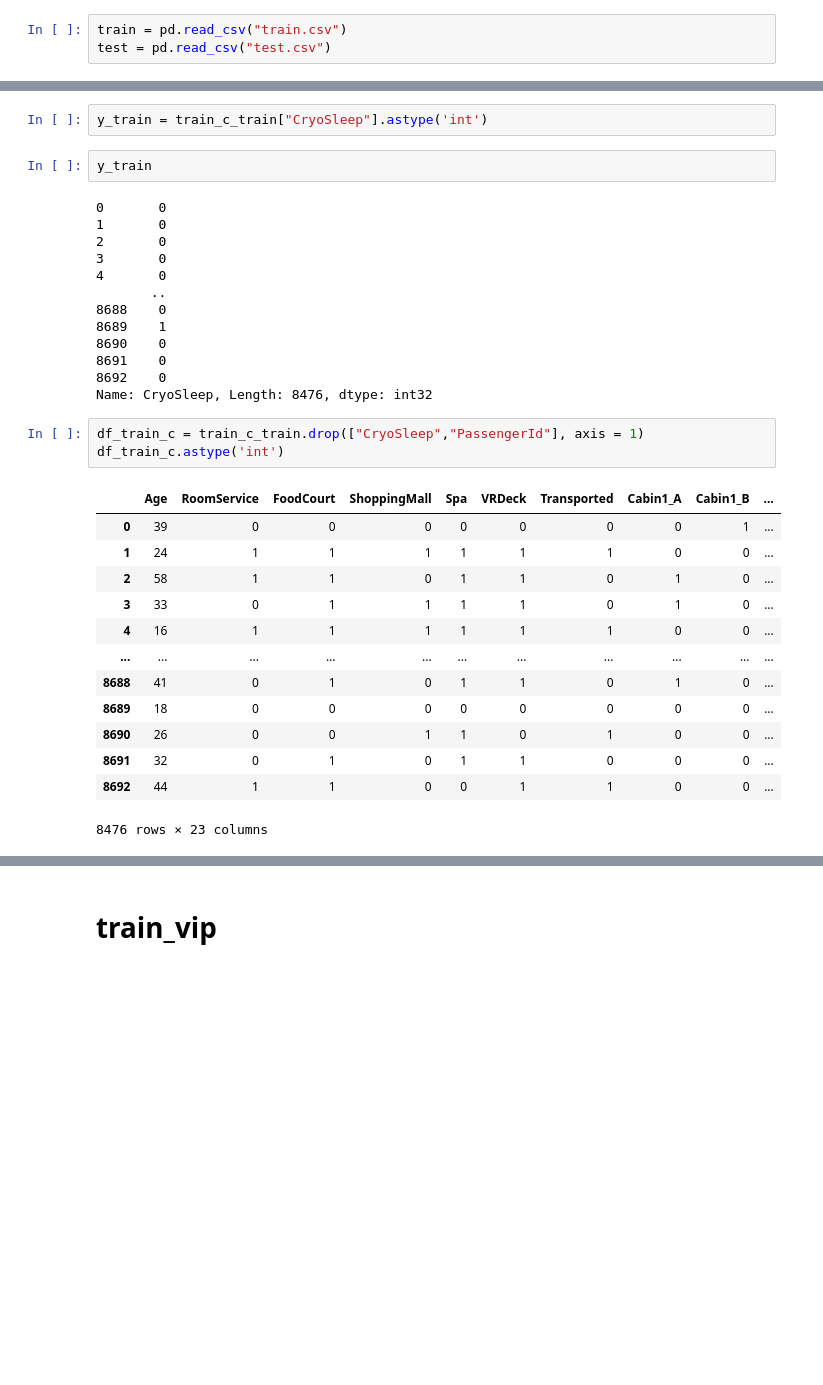
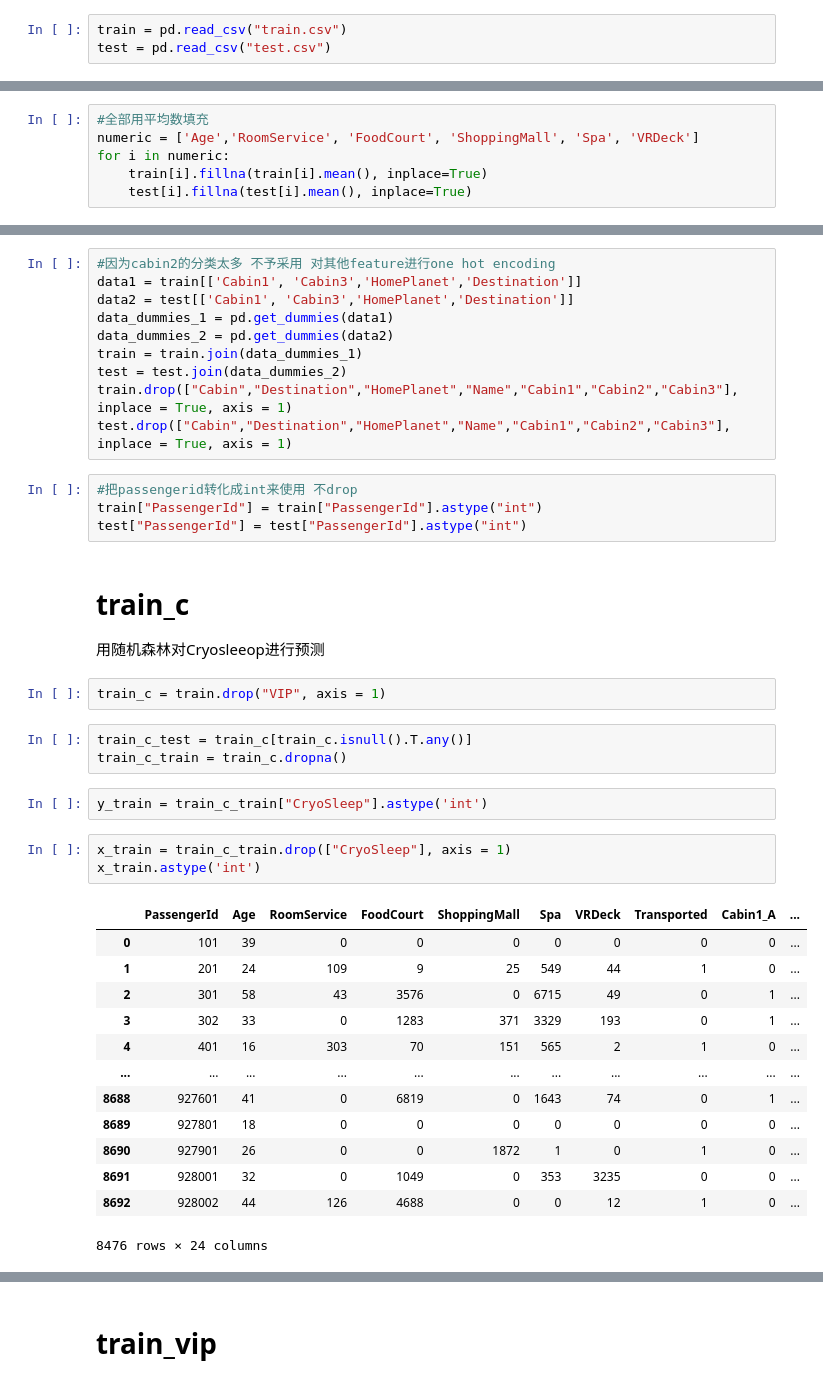
Before and after one commit to thefoolgy/kaggle, a Jupyter notebook: spaceship_titanic.ipynb, the cells around one changed output, grey strips where cells are left out. Saved outputs shown, nothing was run; the diff lists cells and outputs as text; blank space fills up the shorter version.

```diff
--- a/spaceship_titanic.ipynb
+++ b/spaceship_titanic.ipynb
@@ -430,0 +9,6 @@ memory usage: 18.9+ KB
+# %%
+#全部用平均数填充
+numeric = ['Age','RoomService', 'FoodCourt', 'ShoppingMall', 'Spa', 'VRDeck']
+for i in numeric:
+    train[i].fillna(train[i].mean(), inplace=True)
+    test[i].fillna(test[i].mean(), inplace=True)
@@ -431,34 +41,41 @@ memory usage: 18.9+ KB
+# %%
+#因为cabin2的分类太多 不予采用 对其他feature进行one hot encoding
+data1 = train[['Cabin1', 'Cabin3','HomePlanet','Destination']]
+data2 = test[['Cabin1', 'Cabin3','HomePlanet','Destination']]
+data_dummies_1 = pd.get_dummies(data1)
+data_dummies_2 = pd.get_dummies(data2)
+train = train.join(data_dummies_1)
+test = test.join(data_dummies_2)
+train.drop(["Cabin","Destination","HomePlanet","Name","Cabin1","Cabin2","Cabin3"], inplace = True, axis = 1)
+test.drop(["Cabin","Destination","HomePlanet","Name","Cabin1","Cabin2","Cabin3"], inplace = True, axis = 1)
+# %%
+#把passengerid转化成int来使用 不drop
+train["PassengerId"] = train["PassengerId"].astype("int")
+test["PassengerId"] = test["PassengerId"].astype("int")
+# %% [markdown]
+# train_c
+用随机森林对Cryosleeop进行预测
+# %%
+train_c = train.drop("VIP", axis = 1)
+# %%
+train_c_test = train_c[train_c.isnull().T.any()]
+train_c_train = train_c.dropna()
 # %%
 y_train = train_c_train["CryoSleep"].astype('int')
-# %%
-y_train
-# %% [output]
-0       0
-1       0
-2       0
-3       0
-4       0
-       ..
-8688    0
-8689    1
-8690    0
-8691    0
-8692    0
-Name: CryoSleep, Length: 8476, dtype: int32
 # %%
-df_train_c = train_c_train.drop(["CryoSleep","PassengerId"], axis = 1)
-df_train_c.astype('int')
+x_train = train_c_train.drop(["CryoSleep"], axis = 1)
+x_train.astype('int')
 # %% [output]
-|  | Age | RoomService | FoodCourt | ShoppingMall | Spa | VRDeck | Transported | Cabin1_A | Cabin1_B | ... |
-| 0 | 39 | 0 | 0 | 0 | 0 | 0 | 0 | 0 | 1 | ... |
-| 1 | 24 | 1 | 1 | 1 | 1 | 1 | 1 | 0 | 0 | ... |
-| 2 | 58 | 1 | 1 | 0 | 1 | 1 | 0 | 1 | 0 | ... |
-| 3 | 33 | 0 | 1 | 1 | 1 | 1 | 0 | 1 | 0 | ... |
-| 4 | 16 | 1 | 1 | 1 | 1 | 1 | 1 | 0 | 0 | ... |
+|  | PassengerId | Age | RoomService | FoodCourt | ShoppingMall | Spa | VRDeck | Transported | Cabin1_A | ... |
+| 0 | 101 | 39 | 0 | 0 | 0 | 0 | 0 | 0 | 0 | ... |
+| 1 | 201 | 24 | 109 | 9 | 25 | 549 | 44 | 1 | 0 | ... |
+| 2 | 301 | 58 | 43 | 3576 | 0 | 6715 | 49 | 0 | 1 | ... |
+| 3 | 302 | 33 | 0 | 1283 | 371 | 3329 | 193 | 0 | 1 | ... |
+| 4 | 401 | 16 | 303 | 70 | 151 | 565 | 2 | 1 | 0 | ... |
 | ... | ... | ... | ... | ... | ... | ... | ... | ... | ... | ... |
-| 8688 | 41 | 0 | 1 | 0 | 1 | 1 | 0 | 1 | 0 | ... |
-| 8689 | 18 | 0 | 0 | 0 | 0 | 0 | 0 | 0 | 0 | ... |
-| 8690 | 26 | 0 | 0 | 1 | 1 | 0 | 1 | 0 | 0 | ... |
-| 8691 | 32 | 0 | 1 | 0 | 1 | 1 | 0 | 0 | 0 | ... |
-| 8692 | 44 | 1 | 1 | 0 | 0 | 1 | 1 | 0 | 0 | ... |
+| 8688 | 927601 | 41 | 0 | 6819 | 0 | 1643 | 74 | 0 | 1 | ... |
+| 8689 | 927801 | 18 | 0 | 0 | 0 | 0 | 0 | 0 | 0 | ... |
+| 8690 | 927901 | 26 | 0 | 0 | 1872 | 1 | 0 | 1 | 0 | ... |
+| 8691 | 928001 | 32 | 0 | 1049 | 0 | 353 | 3235 | 0 | 0 | ... |
+| 8692 | 928002 | 44 | 126 | 4688 | 0 | 0 | 12 | 1 | 0 | ... |
-8476 rows × 23 columns
+8476 rows × 24 columns
```
Also changed, not shown: parts of 203 cells of this notebook.
